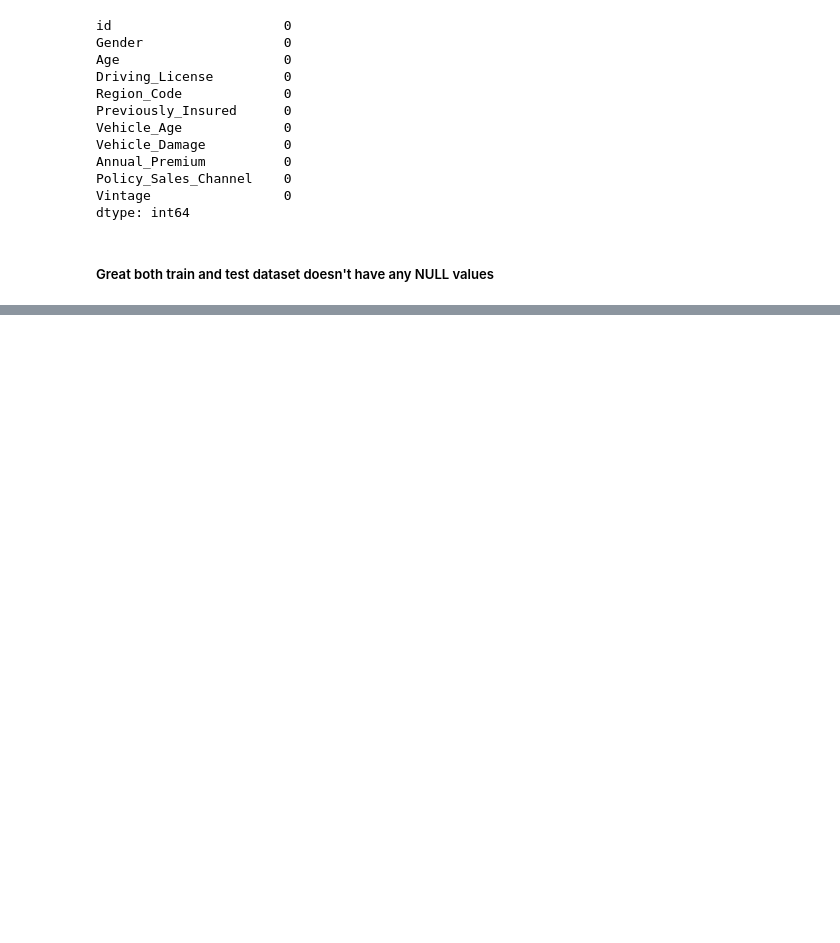
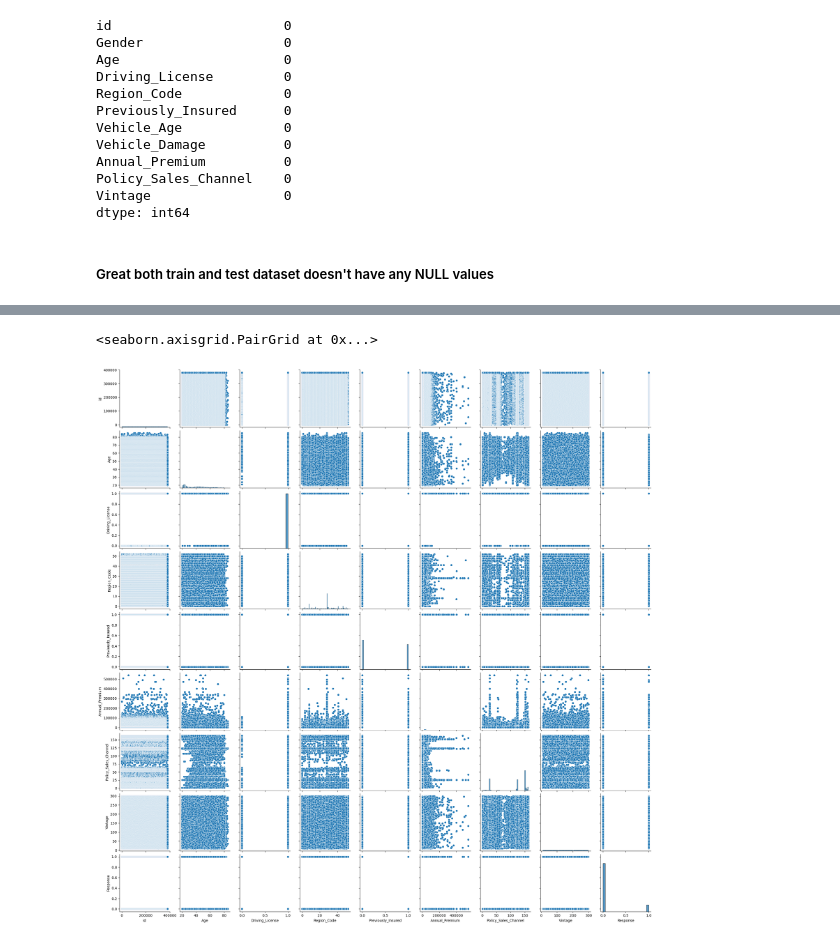
Before and after one commit to BalamuruganDE/DataScience, a Jupyter notebook: MachineLearning/Hackathon_30Nov2024/Cross-sell-Prediction.ipynb, the cells around one changed output, grey strips where cells are left out. Drawn from its saved outputs; the diff is of its cells as text; code cells hidden in the pictures; blank space fills up the shorter version.

```diff
--- a/MachineLearning/Hackathon_30Nov2024/Cross-sell-Prediction.ipynb
+++ b/MachineLearning/Hackathon_30Nov2024/Cross-sell-Prediction.ipynb
@@ -160,0 +408,5 @@ dtype: int64
+# %%
+sns.pairplot(train)
+# %% [output]
+<seaborn.axisgrid.PairGrid at 0x...>
+[figure, added]
```
Also changed, not shown: parts of 97 cells of this notebook, 5 other files.
